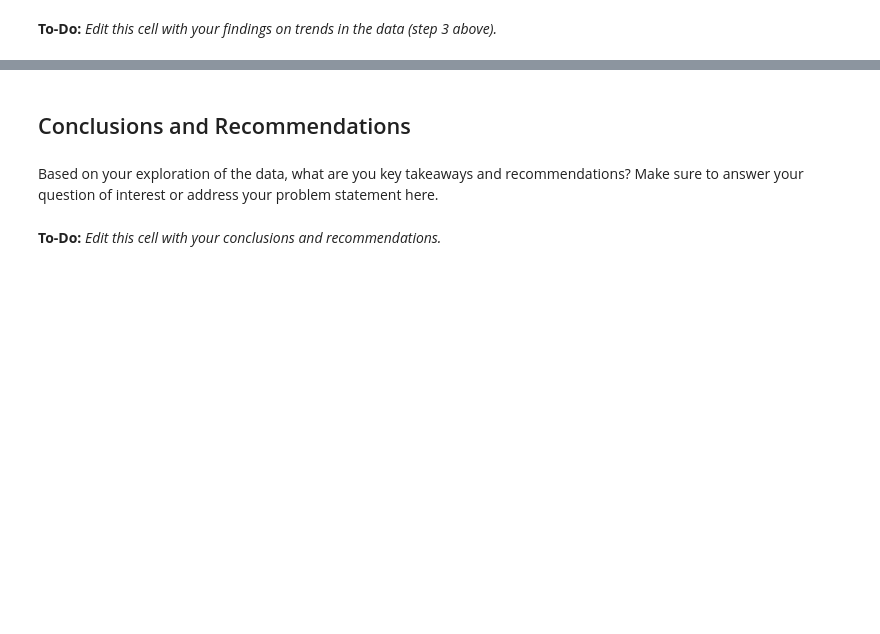
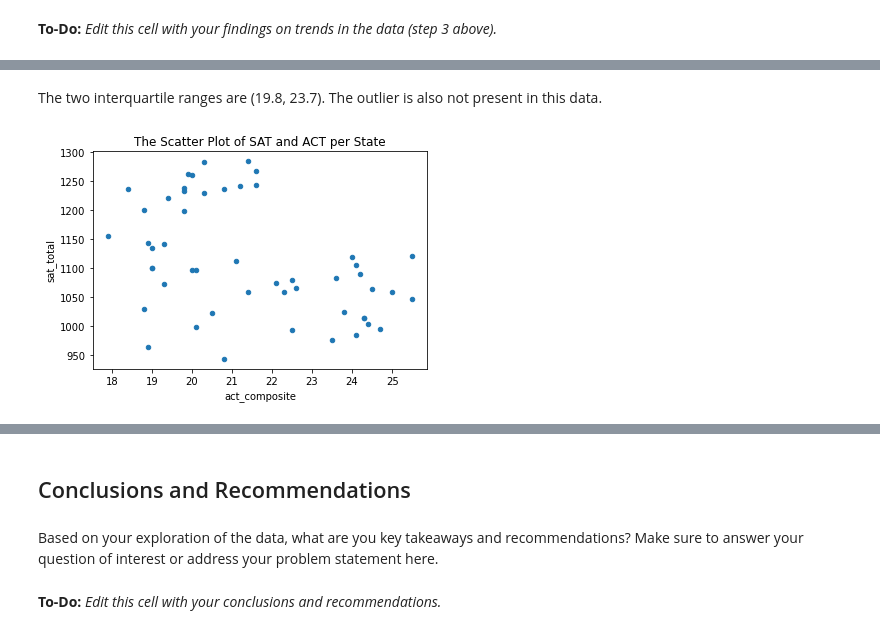
Before and after one commit to khbk/Standardized-Test-Analysis, a Jupyter notebook: code/starter-code.ipynb, the cells around one changed output, grey strips where cells are left out. Cells and saved outputs as stored; diff of their text form; code cells hidden in the pictures; blank space fills up the shorter version.

```diff
--- a/code/starter-code.ipynb
+++ b/code/starter-code.ipynb
@@ -445,0 +843,9 @@ Here are some prompts to get you started with visualizations. Feel free to add a
+# %% [markdown]
+The two interquartile ranges are (19.8, 23.7). The outlier is also not present in this data.
+# %%
+# 4
+sat_actr.plot(kind = 'scatter', x = 'act_composite', y = 'sat_total')
+plt.title('The Scatter Plot of SAT and ACT per State', fontsize=12)
+plt.savefig('../scatter.png');
+# %% [output]
+[figure, added]
```
Also changed, not shown: parts of 69 cells of this notebook, 9 other files.
